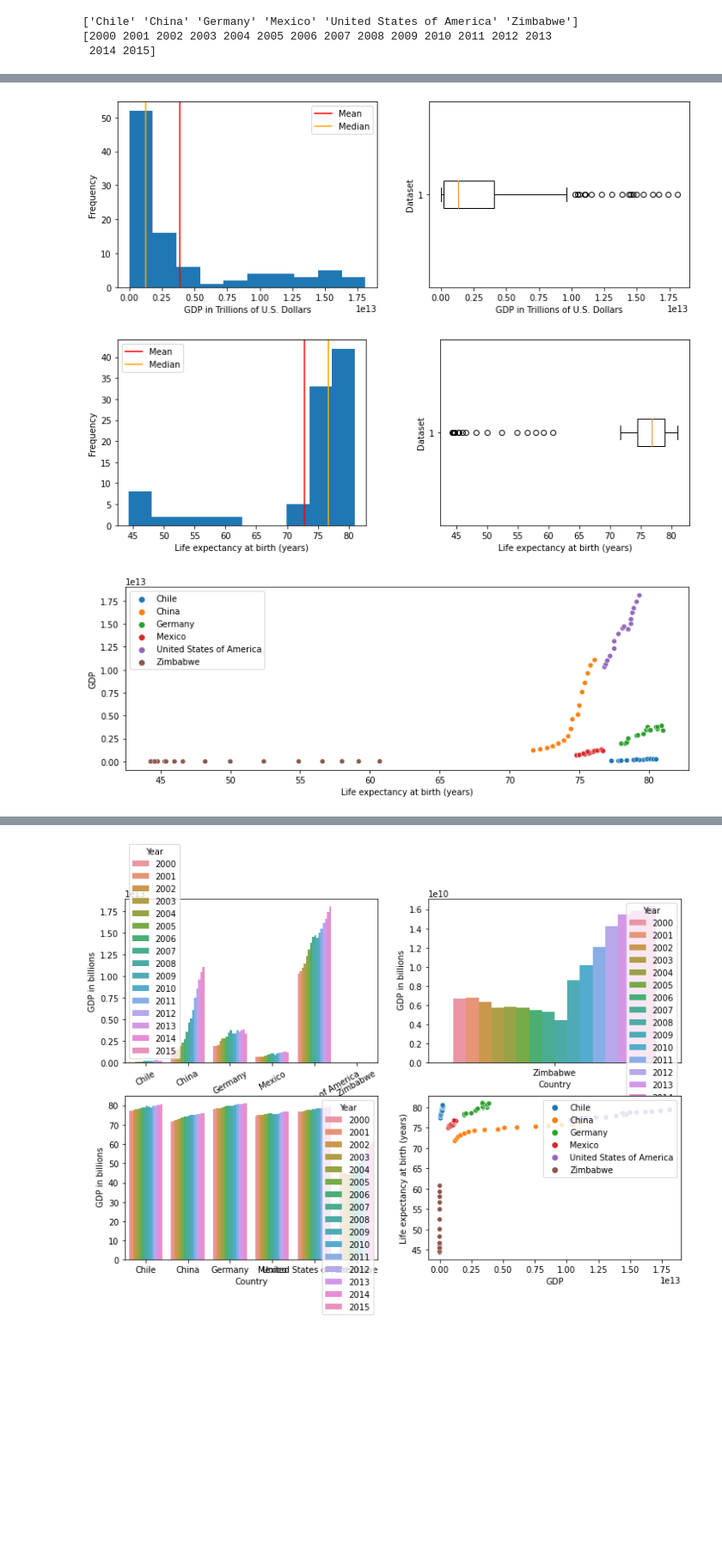
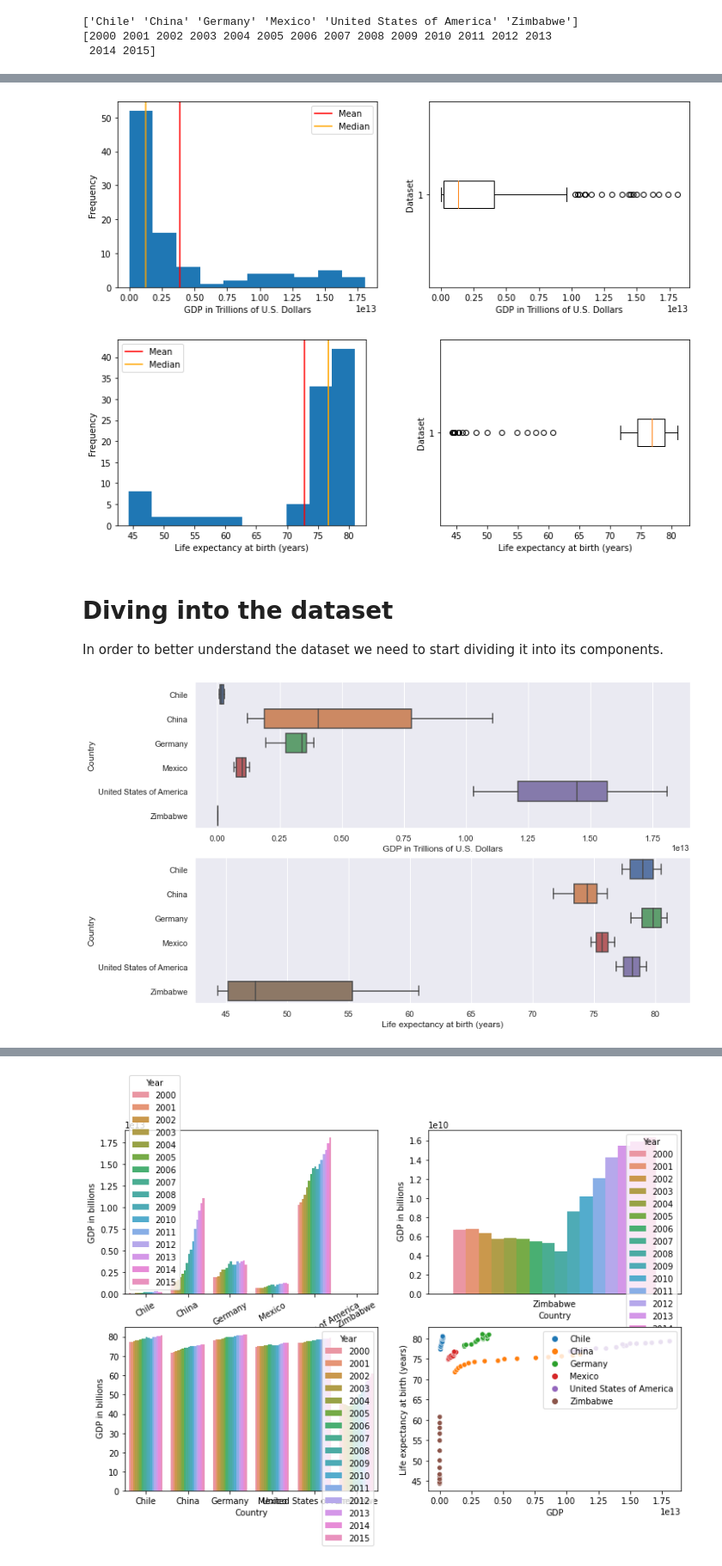
Before and after one commit to tiramisubunny/life_expectancy_gdp_group_project, a Jupyter notebook: life_expectancy_gdp.ipynb, the cells around one changed output, grey strips where cells are left out. Shown: that part at 86% size. Cells and saved outputs as stored; diff of their text form; code cells hidden in the pictures; blank space fills up the shorter version.

```diff
--- a/life_expectancy_gdp.ipynb
+++ b/life_expectancy_gdp.ipynb
@@ -122,14 +155,22 @@ plt.ylabel('Dataset')
 
 plt.subplots_adjust(wspace=0.3)
 plt.show()
-
-plt.close()
-plt.figure(figsize=(12,4))
-
-sns.scatterplot(x=gdp_data['Life expectancy at birth (years)'], y=gdp_data.GDP, hue=gdp_data.Country)
-plt.legend()
-plt.show()
 # %% [output]
 [figure]
 [figure]
-[figure, removed]
+# %% [markdown]
+# Diving into the dataset
+In order to better understand the dataset we need to start dividing it into its components.
+# %%
+plt.close()
+plt.figure(figsize=(12,8))
+sns.set()
+ax1 = plt.subplot(2,1,1)
+sns.boxplot(data=gdp_data, y=gdp_data['Country'], x=gdp_data['GDP'])
+ax1.set_xlabel('GDP in Trillions of U.S. Dollars')
+
+ax2 = plt.subplot(2,1,2)
+sns.boxplot(data=gdp_data, y=gdp_data['Country'], x=gdp_data['Life expectancy at birth (years)'])
+plt.show()
+# %% [output]
+[figure, added]
```
Also changed, not shown: parts of 10 cells of this notebook.
